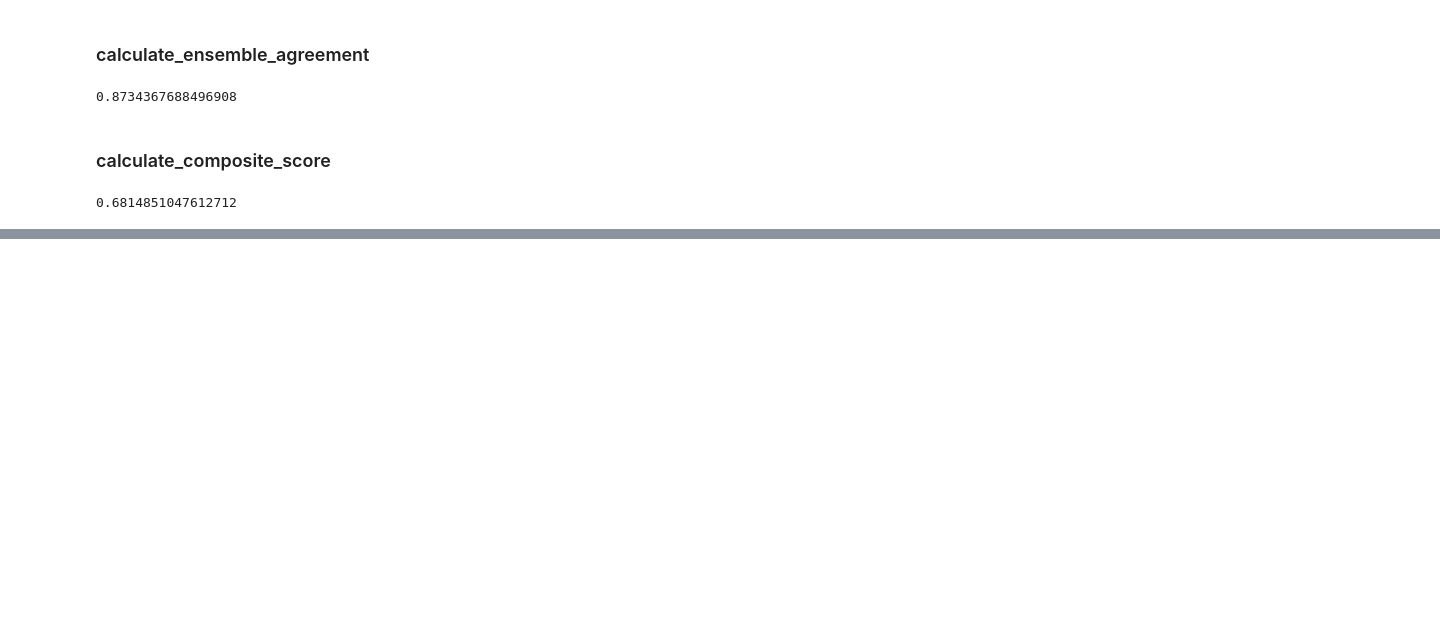
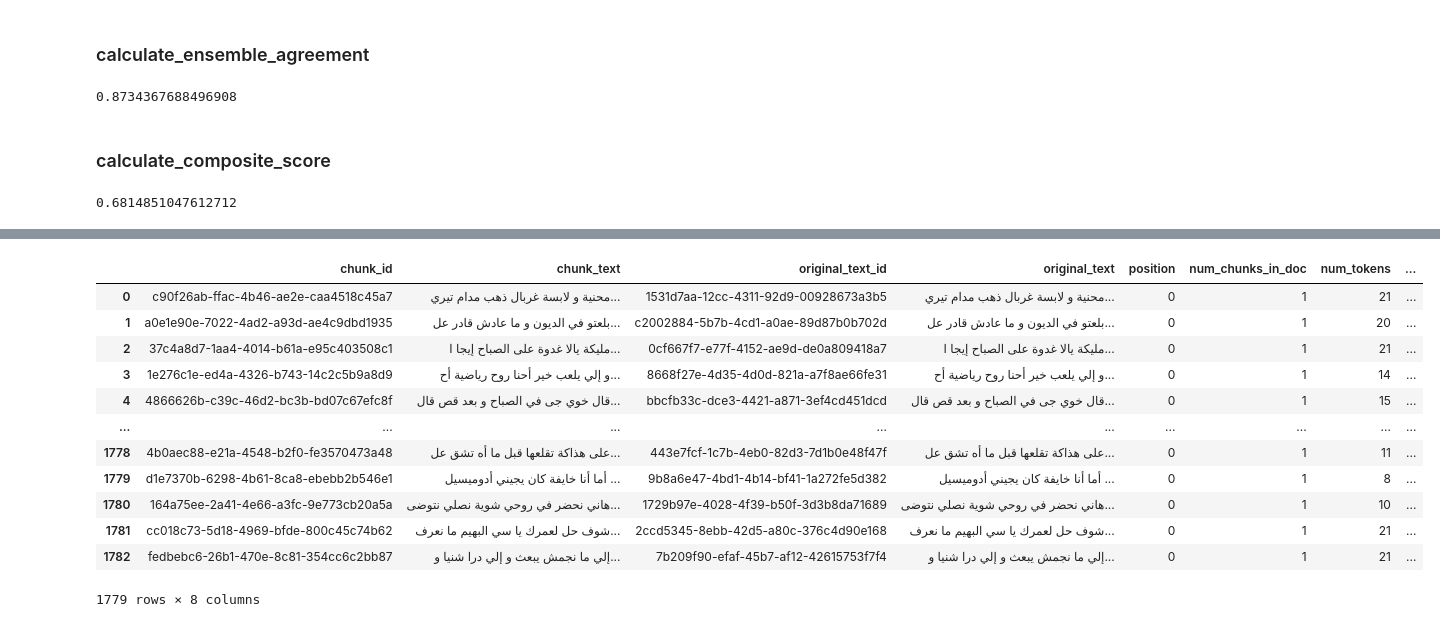
Before and after one commit to BouajilaHamza/Tunisia-msa-parallel-corpus, a Jupyter notebook: notebooks/tunisian-msa-parallel-corpus.ipynb, the cells around one changed output, grey strips where cells are left out. Cells and saved outputs as stored; diff of their text form; code cells hidden in the pictures; blank space fills up the shorter version.

```diff
--- a/notebooks/tunisian-msa-parallel-corpus.ipynb
+++ b/notebooks/tunisian-msa-parallel-corpus.ipynb
@@ -502,0 +1343,16 @@ generate_parallel_corpus()
+# %%
+chunked_df.query("text_length < 1000")
+# %% [output]
+|  | chunk_id | chunk_text | original_text_id | original_text | position | num_chunks_in_doc | num_tokens | ... |
+| 0 | c90f26ab-ffac-4b46-ae2e-caa4518c45a7 | محنية و لابسة غربال ذهب مدام تيري... | 1531d7aa-12cc-4311-92d9-00928673a3b5 | محنية و لابسة غربال ذهب مدام تيري... | 0 | 1 | 21 | ... |
+| 1 | a0e1e90e-7022-4ad2-a93d-ae4c9dbd1935 | بلعتو في الديون و ما عادش قادر عل... | c2002884-5b7b-4cd1-a0ae-89d87b0b702d | بلعتو في الديون و ما عادش قادر عل... | 0 | 1 | 20 | ... |
+| 2 | 37c4a8d7-1aa4-4014-b61a-e95c403508c1 | مليكة يالا غدوة على الصباح إيجا ا... | 0cf667f7-e77f-4152-ae9d-de0a809418a7 | مليكة يالا غدوة على الصباح إيجا ا... | 0 | 1 | 21 | ... |
+| 3 | 1e276c1e-ed4a-4326-b743-14c2c5b9a8d9 | و إلي يلعب خير أحنا روح رياضية أح... | 8668f27e-4d35-4d0d-821a-a7f8ae66fe31 | و إلي يلعب خير أحنا روح رياضية أح... | 0 | 1 | 14 | ... |
+| 4 | 4866626b-c39c-46d2-bc3b-bd07c67efc8f | قال خوي جى في الصباح و بعد قص قال... | bbcfb33c-dce3-4421-a871-3ef4cd451dcd | قال خوي جى في الصباح و بعد قص قال... | 0 | 1 | 15 | ... |
+| ... | ... | ... | ... | ... | ... | ... | ... | ... |
+| 1778 | 4b0aec88-e21a-4548-b2f0-fe3570473a48 | على هذاكة تقلعها قبل ما أه تشق عل... | 443e7fcf-1c7b-4eb0-82d3-7d1b0e48f47f | على هذاكة تقلعها قبل ما أه تشق عل... | 0 | 1 | 11 | ... |
+| 1779 | d1e7370b-6298-4b61-8ca8-ebebb2b546e1 | أما أنا خايفة كان يجيني أدوميسيل ... | 9b8a6e47-4bd1-4b14-bf41-1a272fe5d382 | أما أنا خايفة كان يجيني أدوميسيل ... | 0 | 1 | 8 | ... |
+| 1780 | 164a75ee-2a41-4e66-a3fc-9e773cb20a5a | هاني نحضر في روحي شوية نصلي نتوضى... | 1729b97e-4028-4f39-b50f-3d3b8da71689 | هاني نحضر في روحي شوية نصلي نتوضى... | 0 | 1 | 10 | ... |
+| 1781 | cc018c73-5d18-4969-bfde-800c45c74b62 | شوف حل لعمرك يا سي البهيم ما نعرف... | 2ccd5345-8ebb-42d5-a80c-376c4d90e168 | شوف حل لعمرك يا سي البهيم ما نعرف... | 0 | 1 | 21 | ... |
+| 1782 | fedbebc6-26b1-470e-8c81-354cc6c2bb87 | إلي ما نجمش يبعث و إلي درا شنيا و... | 7b209f90-efaf-45b7-af12-42615753f7f4 | إلي ما نجمش يبعث و إلي درا شنيا و... | 0 | 1 | 21 | ... |
+1779 rows × 8 columns
```
Also changed, not shown: parts of 47 cells of this notebook.
